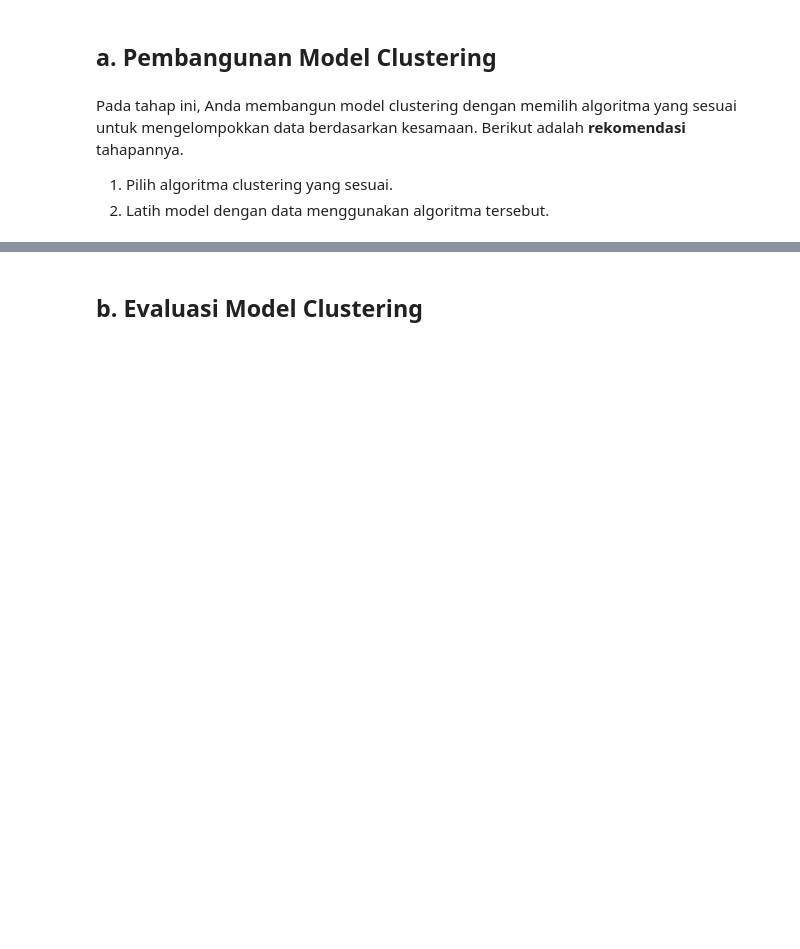
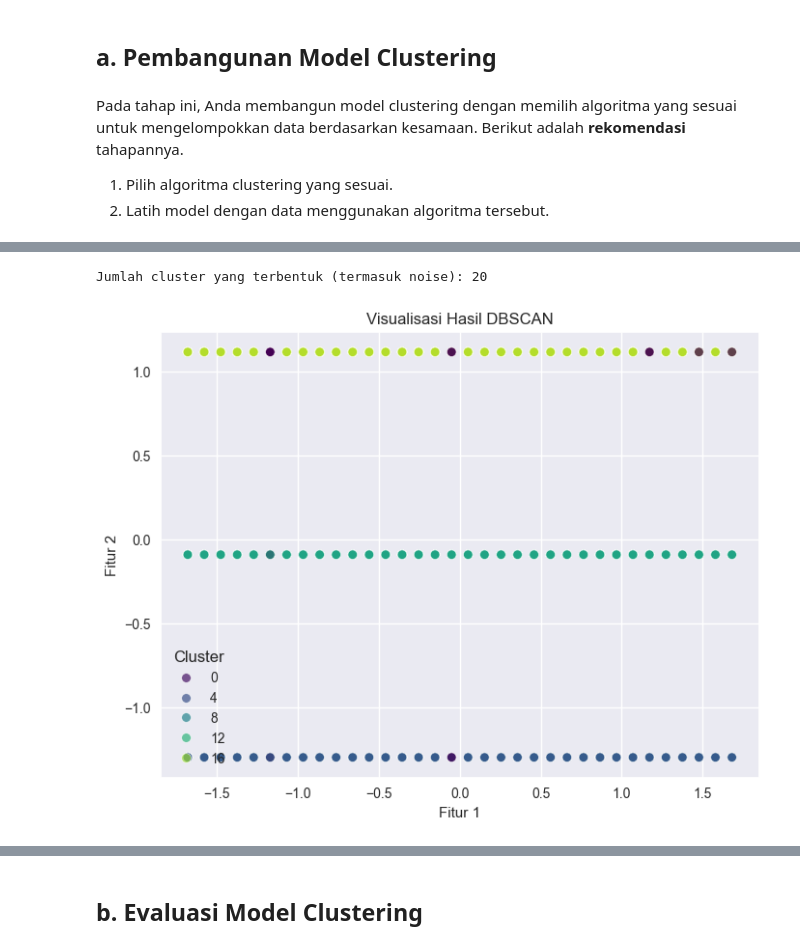
Before and after one commit to MuhDila/Submission_Belajar_Machine_Learning_untuk_Pemula, a Jupyter notebook: [Clustering]_Submission_Akhir_BMLP_Muhammad Dila.ipynb, the cells around one changed output, grey strips where cells are left out. Saved outputs shown, nothing was run; the diff lists cells and outputs as text; code cells hidden in the pictures; blank space fills up the shorter version.

Commit message:
Creating model clustering

```diff
--- a/[Clustering]_Submission_Akhir_BMLP_Muhammad Dila.ipynb
+++ b/[Clustering]_Submission_Akhir_BMLP_Muhammad Dila.ipynb
@@ -514,0 +514,16 @@ Pada tahap ini, Anda membangun model clustering dengan memilih algoritma yang se
+# %%
+# Menentukan jumlah cluster awal
+kmeans = KMeans(n_clusters=4, random_state=42)
+
+# Melatih model dengan data yang telah diproses menggunakan data encoded
+features = ['provinsi_encoded', 'jenis_encoded', 'daerah_encoded', 'periode_encoded', 'gk', 'tahun']
+X = df[features]
+
+# Fit model ke data
+kmeans.fit(X)
+
+# Tambahkan hasil clustering ke dalam dataframe
+df['cluster'] = kmeans.labels_
+
+# Cek hasil clustering
+df.head()
@@ -514,0 +537,25 @@ Pada tahap ini, Anda membangun model clustering dengan memilih algoritma yang se
+# %%
+# Normalisasi data terlebih dahulu
+scaler = StandardScaler()
+X_scaled = scaler.fit_transform(X)
+
+# Inisialisasi DBSCAN
+dbscan = DBSCAN(eps=0.5, min_samples=5)
+
+# Melatih model dengan DBSCAN
+df['cluster_dbscan'] = dbscan.fit_predict(X_scaled)
+
+# Cek jumlah cluster yang terbentuk
+print(f"Jumlah cluster yang terbentuk (termasuk noise): {len(set(df['cluster_dbscan'])) - (1 if -1 in df['cluster_dbscan'].values else 0)}")
+
+# Visualisasi hasil DBSCAN
+plt.figure(figsize=(8,6))
+sns.scatterplot(x=X_scaled[:, 0], y=X_scaled[:, 1], hue=df['cluster_dbscan'], palette='viridis', alpha=0.7)
+plt.title("Visualisasi Hasil DBSCAN")
+plt.xlabel("Fitur 1")
+plt.ylabel("Fitur 2")
+plt.legend(title="Cluster")
+plt.show()
+# %% [output]
+Jumlah cluster yang terbentuk (termasuk noise): 20
+[figure, added]
```
Also changed, not shown: parts of 14 cells of this notebook.
